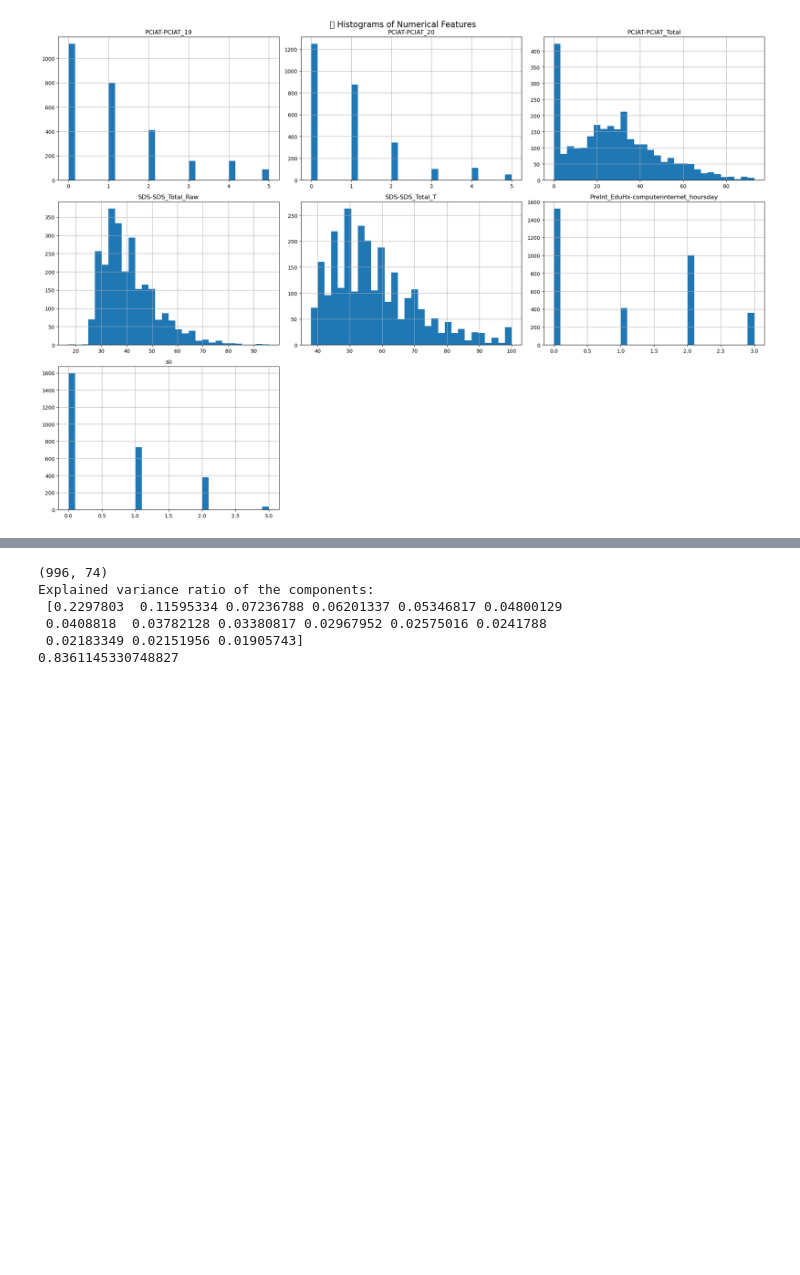
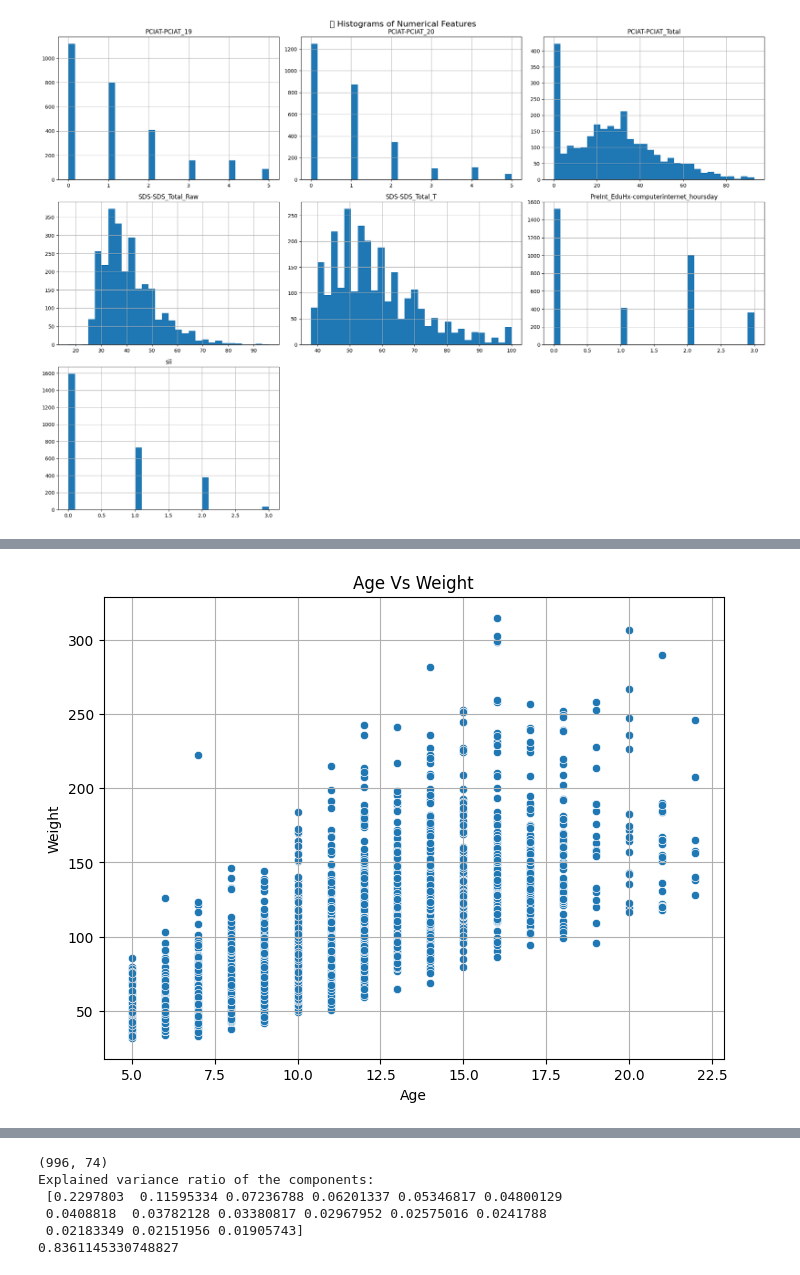
Before and after one commit to Anushreearora/Child-Mind-Institute-Problematic-Internet-Use, a Jupyter notebook: data_analysis.ipynb, the cells around one changed output, grey strips where cells are left out. Drawn from its saved outputs; the diff is of its cells as text; code cells hidden in the pictures; blank space fills up the shorter version.

Commit message:
imputations v1

```diff
--- a/data_analysis.ipynb
+++ b/data_analysis.ipynb
@@ -252,0 +442,31 @@ test_df['age_group'] = test_df['Basic_Demos-Age'].apply(assign_groups) # Apply t
+# %%
+columns = ['Physical-Height', 'Physical-Weight', 'Basic_Demos-Age', 'Basic_Demos-Sex']
+
+# Select only these columns for imputation
+subset = train_df[columns]
+
+# Run KNN imputation
+from sklearn.impute import KNNImputer
+imputer = KNNImputer(n_neighbors=3)
+imputed = pd.DataFrame(imputer.fit_transform(subset), columns=columns)
+
+# Replace the imputed columns in the original dataframe
+train_df['Physical-Height'] = imputed['Physical-Height']
+train_df['Physical-Weight'] = imputed['Physical-Weight']
+# %%
+import matplotlib.pyplot as plt
+import seaborn as sns
+
+plt.figure(figsize=(8,6))
+sns.scatterplot(
+    data=train_df,
+    x='Basic_Demos-Age',
+    y='Physical-Weight'
+)
+plt.title('Age Vs Weight')
+plt.xlabel('Age')
+plt.ylabel('Weight')
+plt.grid(True)
+plt.show()
+# %% [output]
+[figure, added]
```
Also changed, not shown: parts of 43 cells of this notebook, 1 other file.
